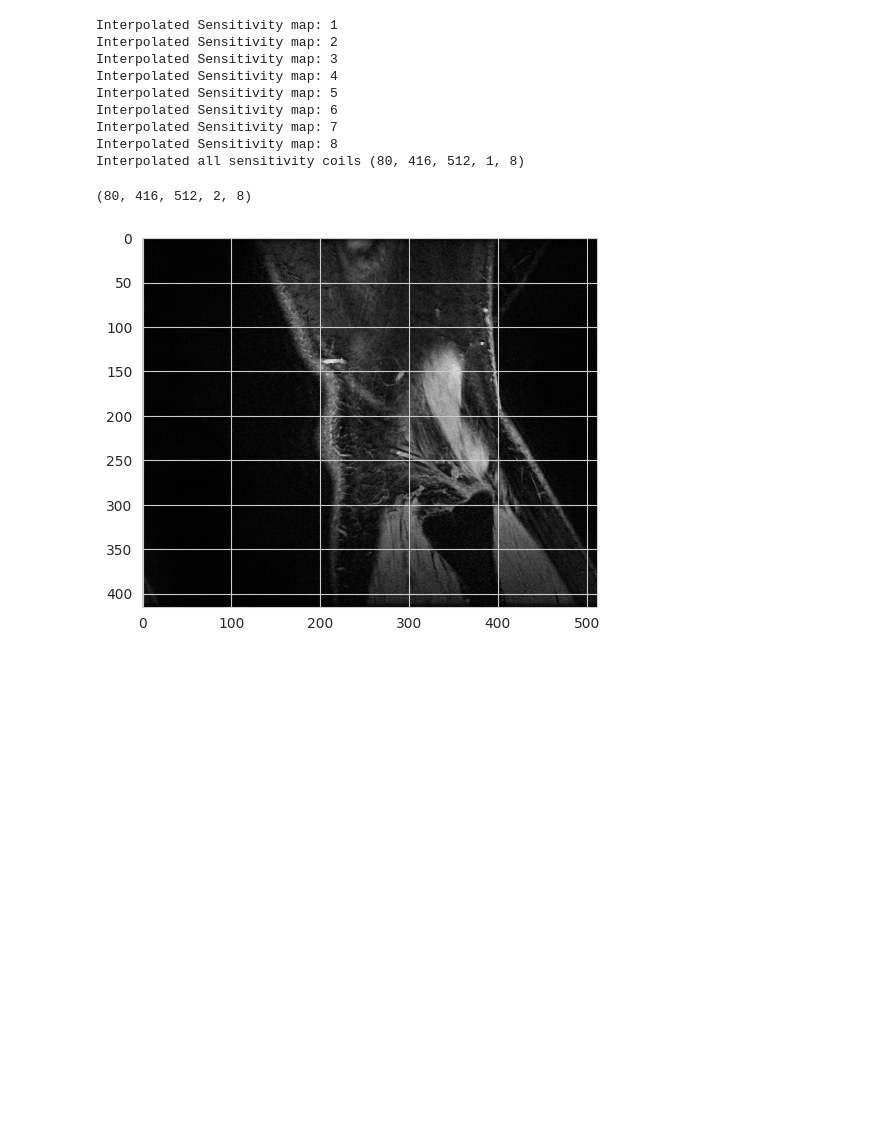
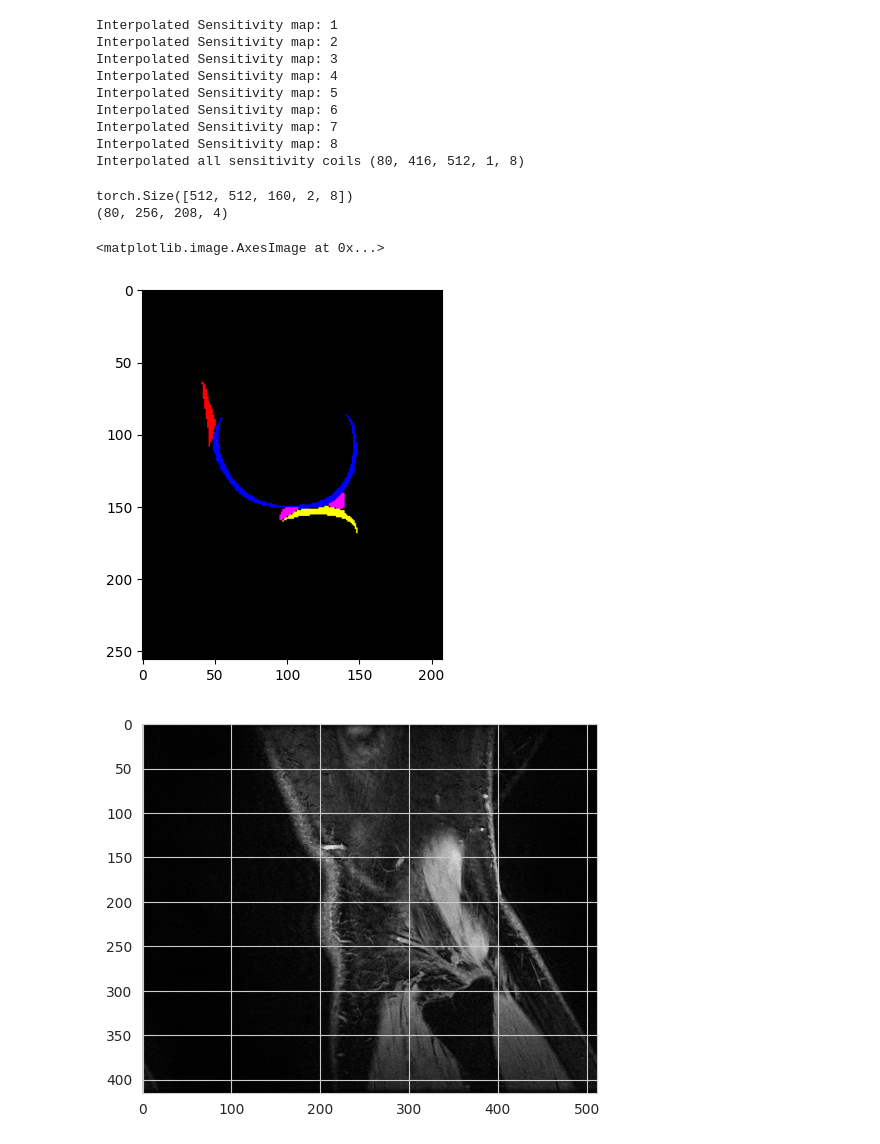
Before and after one commit to TimPaquaij/atommic, a Jupyter notebook: projects/MTL/rs/SKMTEA/visualize_preprocssing.ipynb, the cells around one changed output. Saved outputs shown, nothing was run; the diff lists cells and outputs as text; code cells hidden in the pictures; blank space fills up the shorter version.

```diff
--- a/projects/MTL/rs/SKMTEA/visualize_preprocssing.ipynb
+++ b/projects/MTL/rs/SKMTEA/visualize_preprocssing.ipynb
@@ -329,13 +275,14 @@ seg_file = Path(dataset_dir)  / str("segmentation_masks/raw-data-track/")
 patient_id = 'MTR_013' #meta_data['MTR_ID'][60]
 print(patient_id)
 meta_data = meta_data[meta_data['MTR_ID']==patient_id]
-with h5py.File(str(recon_file / patient_id)+'.h5', "r") as f:
+with h5py.File('/data/projects/utwente/recon/SKM-TEA_small/v1-release/files_recon_calib-24/MTR_013.h5', "r") as f:
     kspace_org = f["kspace"][:, :, :, :, :]  # Shape: (x, ky, kz, #echos, #coils)
     maps_org = f["maps"][:, :, :, :, :]      # Shape: (x, ky, kz, #coils, #maps) - maps are the same for both echos
 
-segmentation = nib.load(str(seg_file / patient_id)+'.nii.gz').get_fdata()
-segmentation_one = categorical_to_one_hot(segmentation,channel_dim=-1)
-segmentation_one_org = collect_mask(segmentation_one, (0, 1, (2, 3), (4, 5)), out_channel_first=False)
+segmentation_one_org = nib.load('/data/projects/utwente/recon/SKM-TEA_small/v1-release/segmentation_masks/raw-data-track/MTR_013.nii.gz').get_fdata()
+
+#segmentation_one = categorical_to_one_hot(segmentation,channel_dim=-1)
+#segmentation_one_org = collect_mask(segmentation_one, (0, 1, (2, 3), (4, 5)), out_channel_first=False)
 crop_scale = [1,1,1] #Option to crop
 print(kspace_org.shape, segmentation_one_org.shape, maps_org.shape)
 # %% [output]
@@ -433,18 +380,25 @@ Interpolated all sensitivity coils (80, 416, 512, 1, 8)
 # %%
 ### SENSE Reconstruction ###
 
 
 
-sl=4
+sl=20
 print(kspace.shape)
-kspace_fft_4 = torch.fft.ifftshift(torch.from_numpy(kspace[sl,:,:,:,:]),dim=(0,1))
+kspace_fft_4 = torch.fft.ifftshift(torch.from_numpy(kspace_org[sl,:,:,:,:]),dim=(0,1))
 kspace_fft_5 = torch.fft.ifft2(kspace_fft_4,dim=(0,1))
 kspace_fft_6 = torch.fft.fftshift(kspace_fft_5,dim=(0,1))
-image_fft = kspace_fft_6 * torch.conj(torch.as_tensor(maps[sl,:,:,:,:]))
+image_fft = kspace_fft_6 * torch.conj(torch.as_tensor(maps_org[sl,:,:,:,:]))
 
 image_fft_sum =torch.sum(image_fft,dim=-1,keepdim=False)
+print(segmentation_one_org.shape)
+seg_colorized = label2rgb(one_hot_to_categorical(segmentation_one_org[sl,:,:,:],channel_dim=-1), bg_label=0)
+#plt.imshow(torch.abs(image_fft_sum)[...,0],cmap='gray')
+plt.imshow(seg_colorized)
 # %% [output]
-(80, 416, 512, 2, 8)
+torch.Size([512, 512, 160, 2, 8])
+(80, 256, 208, 4)
+<matplotlib.image.AxesImage at 0x...>
+[figure, added]
 # %%
 def find_connected_components(binary_mask):
     def find_root(label):
```
Also changed, not shown: parts of 2 cells of this notebook, 36 other files.
